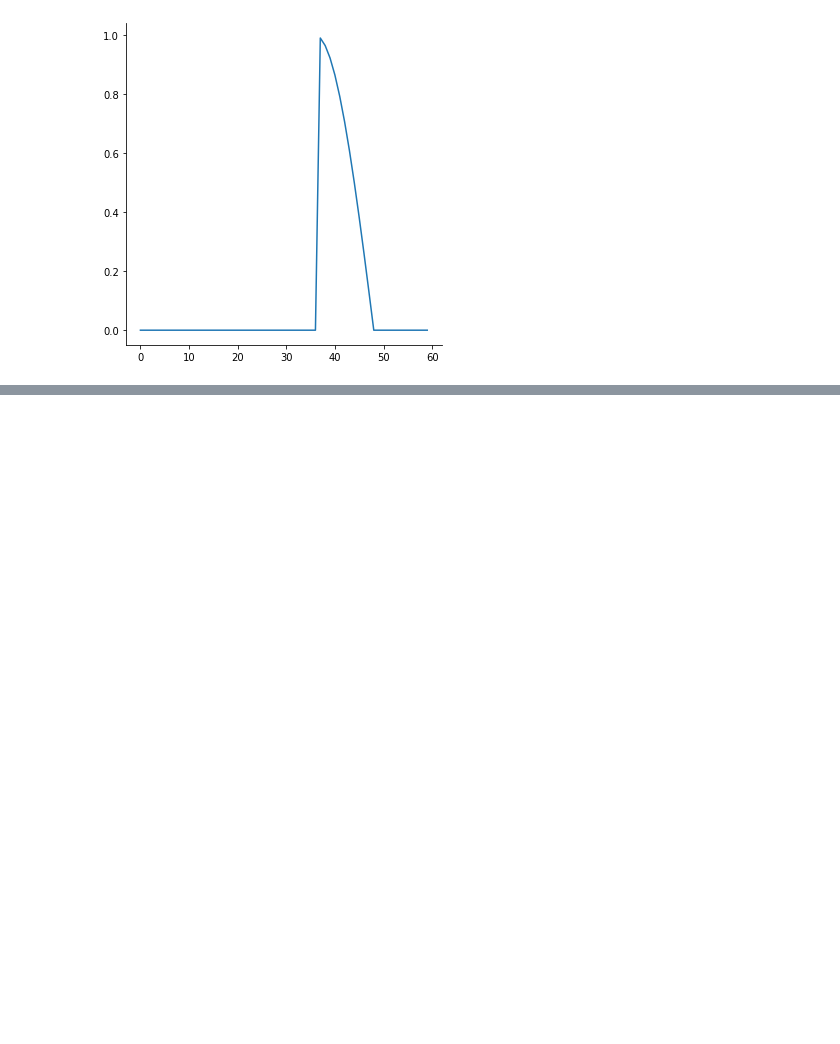
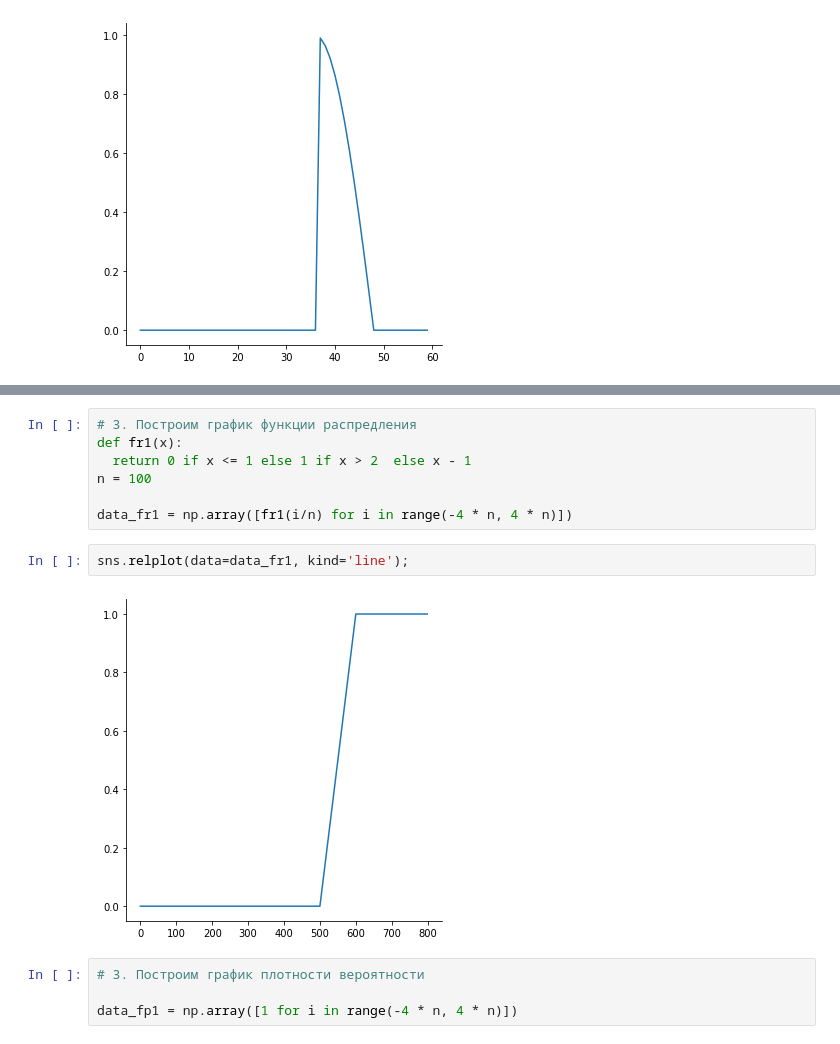
Before and after one commit to alexmal2804/hwds, a Jupyter notebook: Копия_блокнота_"HW_lessons_9_10_ipynb".ipynb, the cells around one changed output, grey strips where cells are left out. Saved outputs shown, nothing was run; the diff lists cells and outputs as text; blank space fills up the shorter version.

```diff
--- a/Копия_блокнота_"HW_lessons_9_10_ipynb".ipynb
+++ b/Копия_блокнота_"HW_lessons_9_10_ipynb".ipynb
@@ -354,0 +422,15 @@ sns.relplot(data=data_fr, kind='line');
+# %%
+# 3. Построим график функции распредления
+def fr1(x):
+  return 0 if x <= 1 else 1 if x > 2  else x - 1
+n = 100
+
+data_fr1 = np.array([fr1(i/n) for i in range(-4 * n, 4 * n)])
+# %%
+sns.relplot(data=data_fr1, kind='line');
+# %% [output]
+[figure, added]
+# %%
+# 3. Построим график плотности вероятности
+
+data_fp1 = np.array([1 for i in range(-4 * n, 4 * n)])
```
Also changed, not shown: parts of 10 cells of this notebook.
